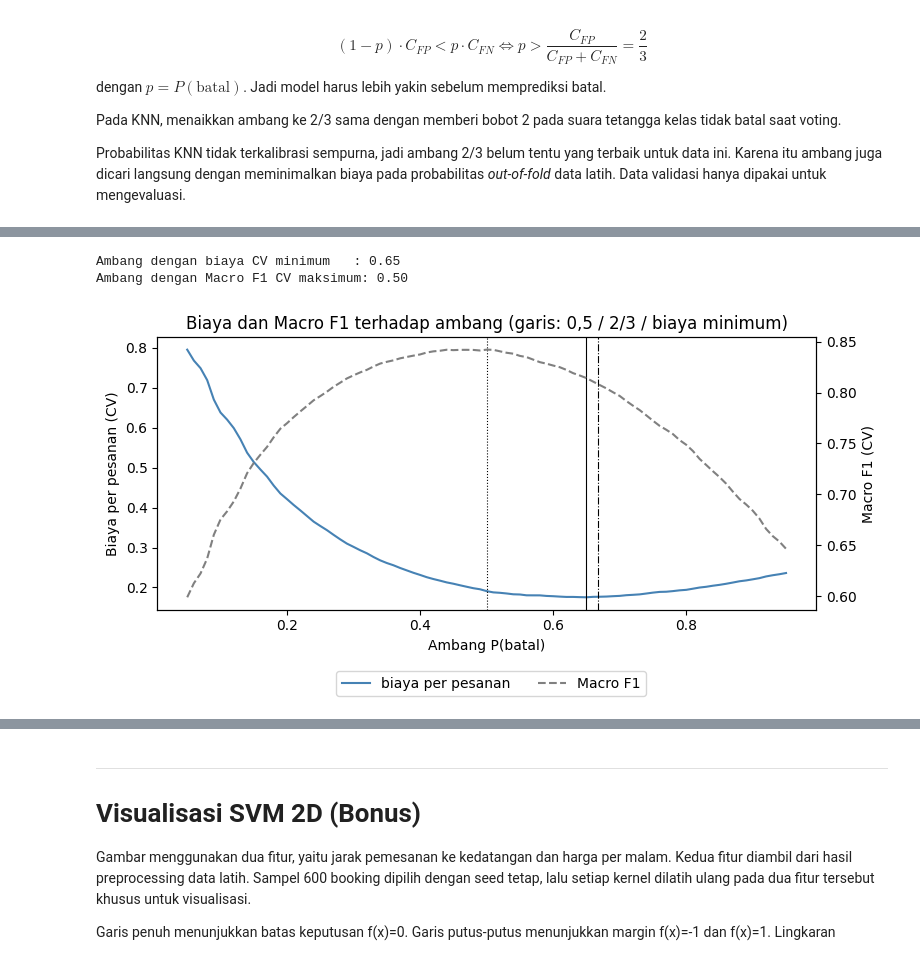
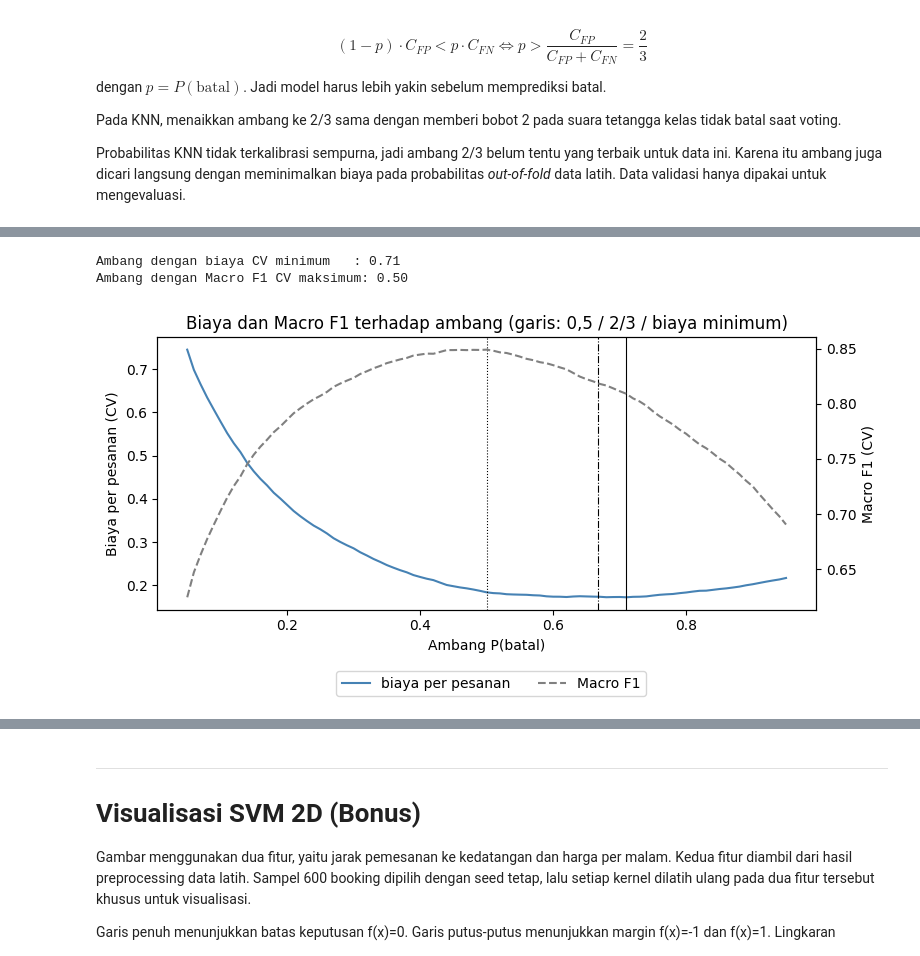
Before and after one commit to zizadhrmaa/IF3170_G25_IMKSIAI, a Jupyter notebook: src/Notebook_Tugas_Besar_2_IF3170_Inteligensi_Artifisial_2026_2027.ipynb, the cells around one changed output, grey strips where cells are left out. Saved outputs shown, nothing was run; the diff lists cells and outputs as text; code cells hidden in the pictures.

Commit message:
feat: optimasi KNN dengan voting 1/jarak^2 dan bobot fitur hasil pencarian

```diff
--- a/src/Notebook_Tugas_Besar_2_IF3170_Inteligensi_Artifisial_2026_2027.ipynb
+++ b/src/Notebook_Tugas_Besar_2_IF3170_Inteligensi_Artifisial_2026_2027.ipynb
@@ -671,0 +695,19 @@ Validation macro F1 = 0.8486   accuracy = 0.8687
+# %%
+# Pencarian ulang bobot fitur dengan k dan voting terbaik dari tuning di atas.
+start = time.time()
+weight_search = FeatureWeightSearch(k=BEST_K, power=BEST_POWER, grid=CFG.KNN_WEIGHT_GRID,
+                                    n_candidates=CFG.KNN_CANDIDATES).fit(train_set, y_train, FOLDS, BEST_FW or {})
+print(f'Waktu pencarian: {time.time() - start:.0f} s')
+print(f'CV macro F1: {weight_search.initial_score_:.4f} (bobot awal) -> {weight_search.cv_score_:.4f} (bobot akhir)')
+FINAL_FW = {f: w for f, w in weight_search.weights_.items() if w != 1.0}
+print('Bobot akhir (fitur lain bernilai 1):', FINAL_FW)
+
+# Model validasi dengan bobot akhir. Preprocessor dan KNN ini dipakai di bagian-bagian berikutnya.
+preprocessor = Preprocessor(feature_weights=FINAL_FW)
+X_train = preprocessor.fit_transform(train_set)
+X_val = preprocessor.transform(val_set)
+knn = KNN(k=BEST_K, p=BEST_P, weights=BEST_W, power=BEST_POWER).fit(X_train, y_train)
+knn_val_pred = knn.predict(X_val)
+print(f'Validation macro F1 = {macro_f1(y_val, knn_val_pred):.4f} (bobot awal {macro_f1(y_val, knn_initial_val_pred):.4f})   '
+      f'accuracy = {accuracy(y_val, knn_val_pred):.4f}')
+weight_search.history_
@@ -851,12 +912,13 @@ Sel di bawah memeriksa apakah bobot ini terlalu "pas" dengan data (*overfitting*
 rng = np.random.default_rng(CFG.SEED)
 robust_rows = []
 for i in range(3):
-    perturbed = {c: w * rng.uniform(0.75, 1.25) for c, w in CFG.FEATURE_WEIGHTS.items()}
+    perturbed = {c: w * rng.uniform(0.75, 1.25) for c, w in FINAL_FW.items()}
     pp = Preprocessor(feature_weights=perturbed).fit(train_set)
-    pred = KNN(k=BEST_K, p=BEST_P, weights=BEST_W).fit(pp.transform(train_set), y_train).predict(pp.transform(val_set))
+    model = KNN(k=BEST_K, p=BEST_P, weights=BEST_W, power=BEST_POWER).fit(pp.transform(train_set), y_train)
+    pred = model.predict(pp.transform(val_set))
     robust_rows.append({'percobaan': i + 1, 'val_macro_f1': macro_f1(y_val, pred),
                         **{c: round(w, 2) for c, w in perturbed.items()}})
 robust = pd.DataFrame(robust_rows)
-print(f'Bobot asli: val macro F1 = {macro_f1(y_val, knn_val_pred):.4f}')
+print(f'Bobot akhir: val macro F1 = {macro_f1(y_val, knn_val_pred):.4f}')
 robust
 # %% [output]
@@ -881,7 +943,19 @@ This section compares each from-scratch model with its `scikit-learn` counterpar
 from sklearn.neighbors import KNeighborsClassifier
 from sklearn.metrics import f1_score
 
-sk_knn = KNeighborsClassifier(n_neighbors=BEST_K, p=BEST_P, weights=BEST_W, algorithm='brute')
+
+def inverse_distance_weights(dist):
+    # Sama dengan KNN from scratch: bobot 1/jarak^power; jika ada tetangga berjarak 0, hanya tetangga itu yang bersuara.
+    w = np.zeros_like(dist)
+    zero = dist == 0
+    has_zero = zero.any(axis=1)
+    w[has_zero] = zero[has_zero]
+    w[~has_zero] = 1.0 / dist[~has_zero] ** BEST_POWER
+    return w
+
+
+sk_weights = inverse_distance_weights if BEST_W == 'distance' else 'uniform'
+sk_knn = KNeighborsClassifier(n_neighbors=BEST_K, p=BEST_P, weights=sk_weights, algorithm='brute')
 sk_knn.fit(X_train, y_train)
 sk_val_pred = sk_knn.predict(X_val)
 
@@ -1339,43 +1429,43 @@ Biaya model default (ambang 0,5) di validasi: 1026  (0.1874 per pesanan)
 oof_proba = np.zeros(len(train_set))
 for tr_idx, va_idx in stratified_kfold_indices(y_train, CFG.N_FOLDS, CFG.SEED):
     fold_tr, fold_va = train_set.iloc[tr_idx], train_set.iloc[va_idx]
-    pp = Preprocessor(feature_weights=BEST_FW).fit(fold_tr)
-    fold_knn = KNN(k=BEST_K, p=BEST_P, weights=BEST_W).fit(pp.transform(fold_tr), y_train[tr_idx])
+    pp = Preprocessor(feature_weights=FINAL_FW).fit(fold_tr)
+    fold_knn = KNN(k=BEST_K, p=BEST_P, weights=BEST_W, power=BEST_POWER).fit(pp.transform(fold_tr), y_train[tr_idx])
     oof_proba[va_idx] = fold_knn.predict_proba(pp.transform(fold_va))[:, 1]
 
 thresholds = np.round(np.arange(0.05, 0.96, 0.01), 2)
 sweep_rows = []
 for t in thresholds:
     pred = (oof_proba > t).astype(int)
     sweep_rows.append({
         'threshold': t,
         'cost_per_booking': misclassification_cost(y_train, pred, COST_FP, COST_FN) / len(y_train),
         'macro_f1': macro_f1(y_train, pred),
     })
 sweep = pd.DataFrame(sweep_rows)
 
 CV_THRESHOLD = float(sweep.loc[sweep['cost_per_booking'].idxmin(), 'threshold'])
 F1_THRESHOLD = float(sweep.loc[sweep['macro_f1'].idxmax(), 'threshold'])
 print(f'Ambang dengan biaya CV minimum   : {CV_THRESHOLD:.2f}')
 print(f'Ambang dengan Macro F1 CV maksimum: {F1_THRESHOLD:.2f}')
 
 fig, ax1 = plt.subplots(figsize=(8, 4))
 ax1.plot(sweep['threshold'], sweep['cost_per_booking'], color=CFG.PLOT_COLOR, label='biaya per pesanan')
 ax1.set_xlabel('Ambang P(batal)')
 ax1.set_ylabel('Biaya per pesanan (CV)')
 ax2 = ax1.twinx()
 ax2.plot(sweep['threshold'], sweep['macro_f1'], color='gray', linestyle='--', label='Macro F1')
 ax2.set_ylabel('Macro F1 (CV)')
 for t, style in [(0.5, ':'), (BAYES_THRESHOLD, '-.'), (CV_THRESHOLD, '-')]:
     ax1.axvline(t, color='black', linestyle=style, linewidth=0.8)
 ax1.set_title('Biaya dan Macro F1 terhadap ambang (garis: 0,5 / 2/3 / biaya minimum)')
 fig.legend(loc='lower center', ncol=2)
 plt.tight_layout(rect=(0, 0.08, 1, 1))
 plt.show()
 # %% [output]
-Ambang dengan biaya CV minimum   : 0.65
+Ambang dengan biaya CV minimum   : 0.71
 Ambang dengan Macro F1 CV maksimum: 0.50
-[figure, old version]
+[figure, new version]
 # %%
 # Evaluasi ketiga ambang di data validasi dengan model KNN yang sama.
 val_proba = knn.predict_proba(X_val)[:, 1]
```
Also changed, not shown: parts of 24 cells of this notebook.
